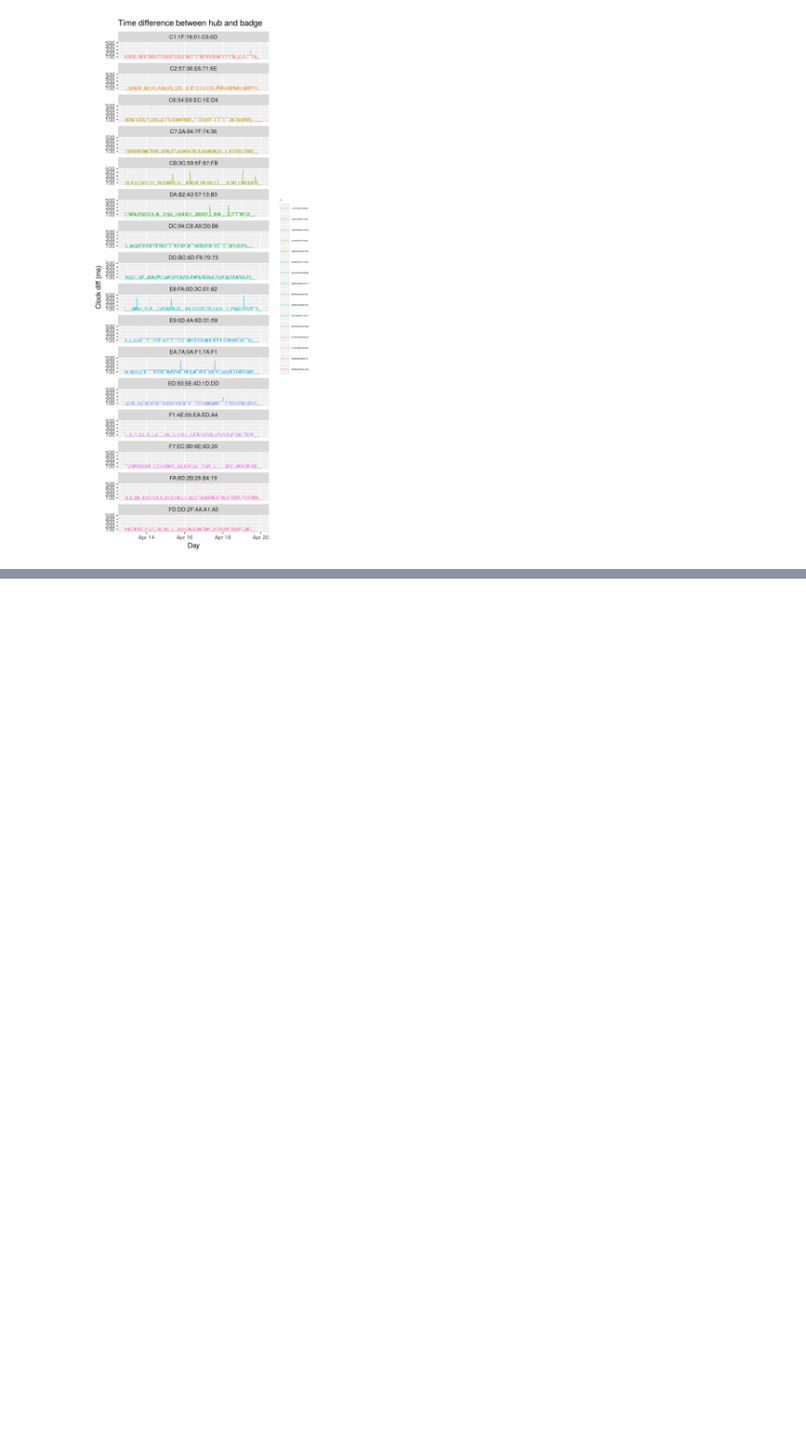
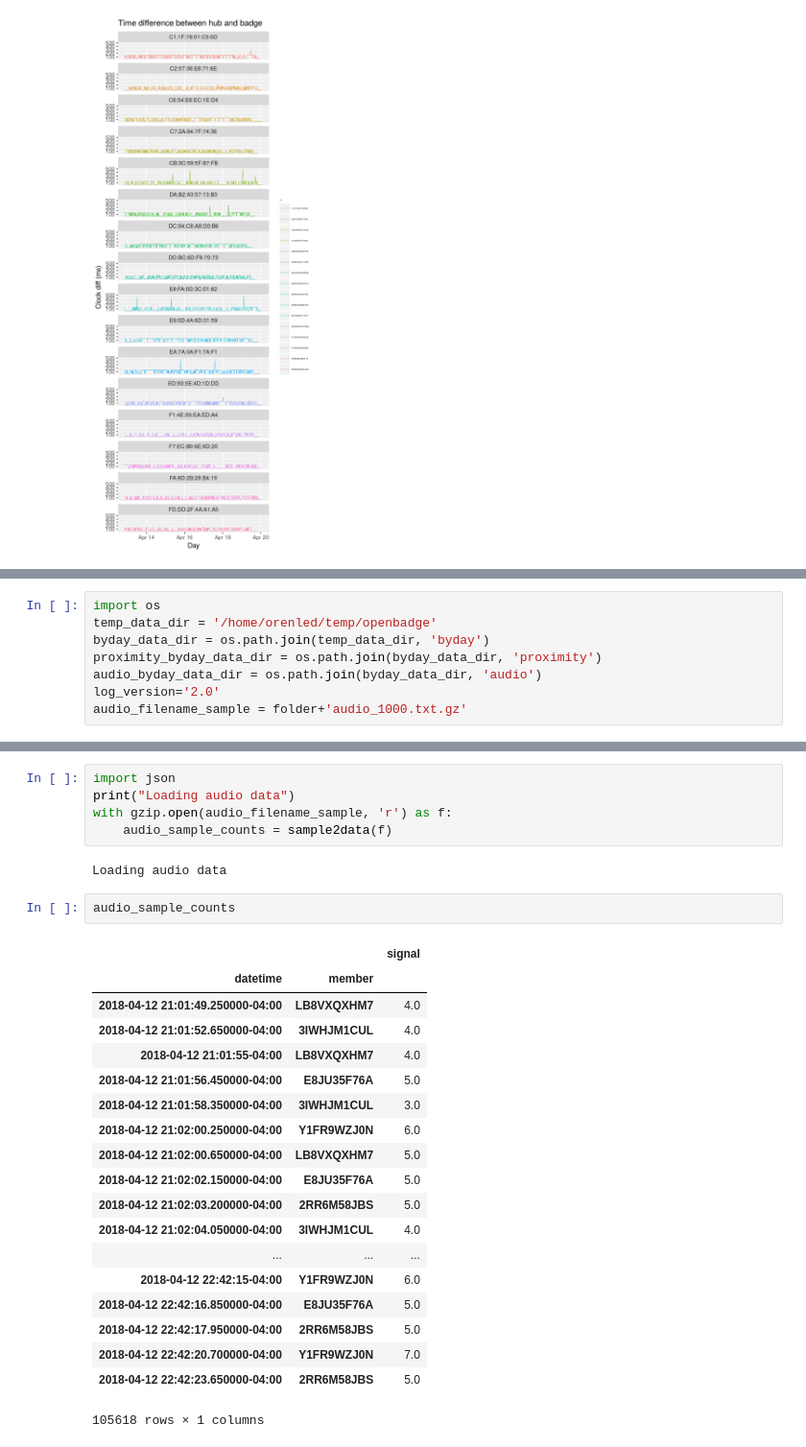
Before and after one commit to HumanDynamics/openbadge-analysis-test-badge, a Jupyter notebook: notebooks/20180412_compare_new_3v6_to_3v4.ipynb, the cells around one changed output, grey strips where cells are left out. Shown at 96% size. Saved outputs shown, nothing was run; the diff lists cells and outputs as text; blank space fills up the shorter version.

Commit message:
Started working on new audio processing code

```diff
--- a/notebooks/20180412_compare_new_3v6_to_3v4.ipynb
+++ b/notebooks/20180412_compare_new_3v6_to_3v4.ipynb
@@ -530,0 +533,8 @@ ggplot(data, aes(x = datetime, y = clock_diff, color = mac)) +
+# %%
+import os
+temp_data_dir = '/home/orenled/temp/openbadge'
+byday_data_dir = os.path.join(temp_data_dir, 'byday')
+proximity_byday_data_dir = os.path.join(byday_data_dir, 'proximity')
+audio_byday_data_dir = os.path.join(byday_data_dir, 'audio')
+log_version='2.0'
+audio_filename_sample = folder+'audio_1000.txt.gz'
@@ -530,0 +598,29 @@ ggplot(data, aes(x = datetime, y = clock_diff, color = mac)) +
+# %%
+import json
+print("Loading audio data")
+with gzip.open(audio_filename_sample, 'r') as f:
+    audio_sample_counts = sample2data(f)
+# %% [output]
+Loading audio data
+# %%
+audio_sample_counts
+# %% [output]
+|  |  | signal |
+| datetime | member |  |
+| 2018-04-12 21:01:49.250000-04:00 | LB8VXQXHM7 | 4.0 |
+| 2018-04-12 21:01:52.650000-04:00 | 3IWHJM1CUL | 4.0 |
+| 2018-04-12 21:01:55-04:00 | LB8VXQXHM7 | 4.0 |
+| 2018-04-12 21:01:56.450000-04:00 | E8JU35F76A | 5.0 |
+| 2018-04-12 21:01:58.350000-04:00 | 3IWHJM1CUL | 3.0 |
+| 2018-04-12 21:02:00.250000-04:00 | Y1FR9WZJ0N | 6.0 |
+| 2018-04-12 21:02:00.650000-04:00 | LB8VXQXHM7 | 5.0 |
+| 2018-04-12 21:02:02.150000-04:00 | E8JU35F76A | 5.0 |
+| 2018-04-12 21:02:03.200000-04:00 | 2RR6M58JBS | 5.0 |
+| 2018-04-12 21:02:04.050000-04:00 | 3IWHJM1CUL | 4.0 |
+| ... | ... | ... |
+| 2018-04-12 22:42:15-04:00 | Y1FR9WZJ0N | 6.0 |
+| 2018-04-12 22:42:16.850000-04:00 | E8JU35F76A | 5.0 |
+| 2018-04-12 22:42:17.950000-04:00 | 2RR6M58JBS | 5.0 |
+| 2018-04-12 22:42:20.700000-04:00 | Y1FR9WZJ0N | 7.0 |
+| 2018-04-12 22:42:23.650000-04:00 | 2RR6M58JBS | 5.0 |
+105618 rows × 1 columns
```
Also changed, not shown: parts of 5 cells of this notebook.
